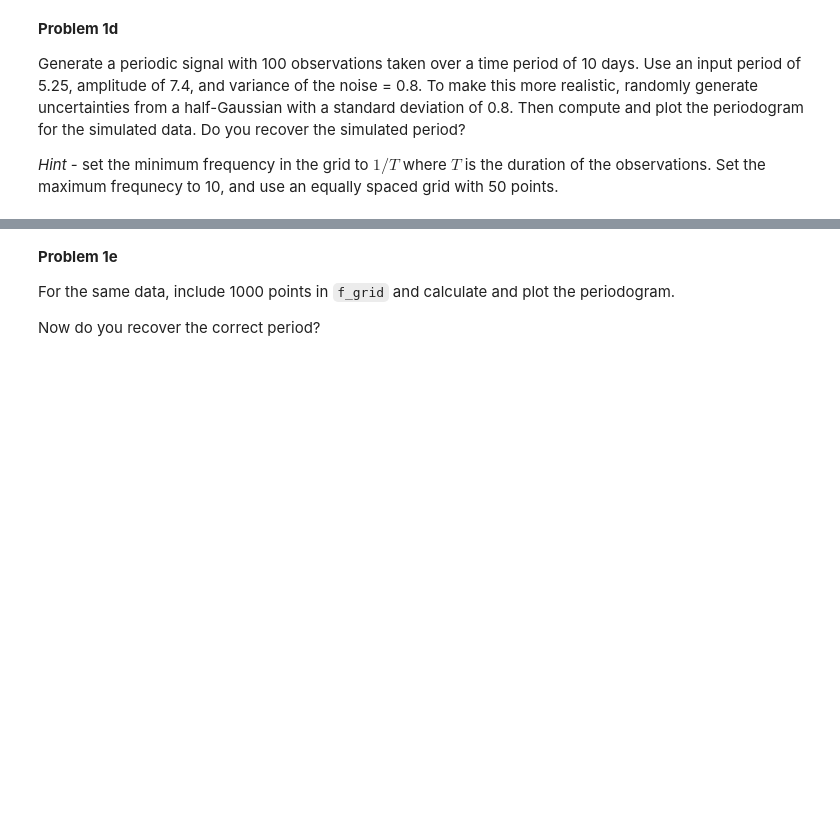
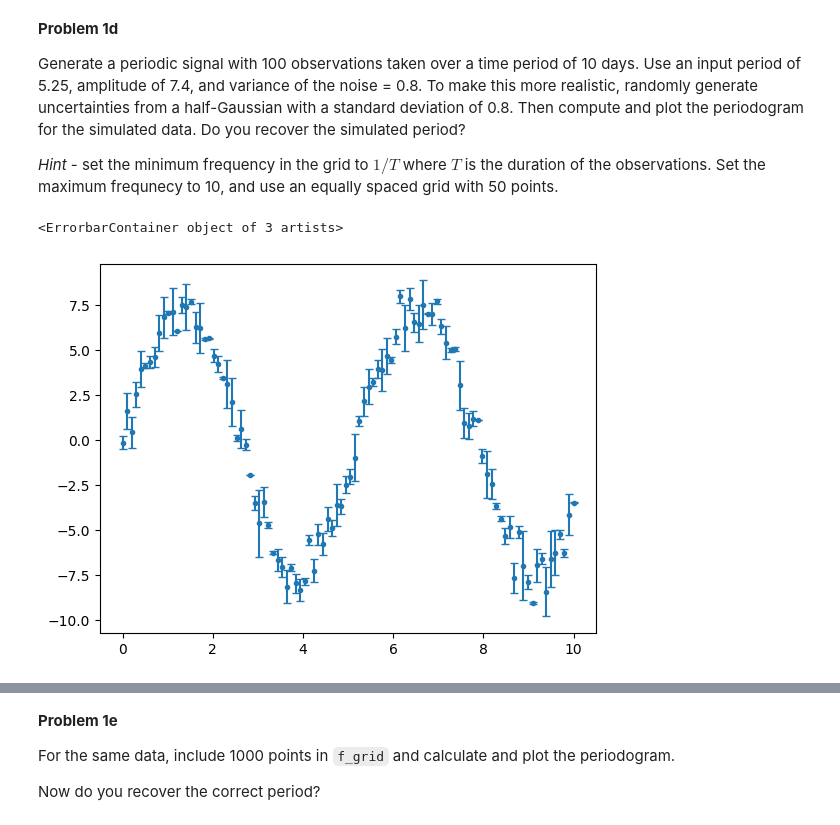
Before and after one commit to ASTR154/time-series, a Jupyter notebook: time-series.ipynb, the cells around one changed output, grey strips where cells are left out. Cells and saved outputs as stored; diff of their text form; code cells hidden in the pictures; blank space fills up the shorter version.

```diff
--- a/time-series.ipynb
+++ b/time-series.ipynb
@@ -76,2 +81,11 @@ plt.errorbar(  # complete
+# %%
+t =  np.linspace(0, 10, 100)
+y =  sinusoid(t, 5.25, 7.4, 0, rng.normal(loc=0, scale=0.8, size=len(t)))
+y_unc = abs(np.random.normal(loc=0, scale=0.8, size=len(t)))
+
+plt.errorbar(t, y, yerr=y_unc, marker='.', ls='', capsize=3)
+# %% [output]
+<ErrorbarContainer object of 3 artists>
+[figure, added]
 # %%
 # calculate the periodogram
```
Also changed, not shown: parts of 9 cells of this notebook.
